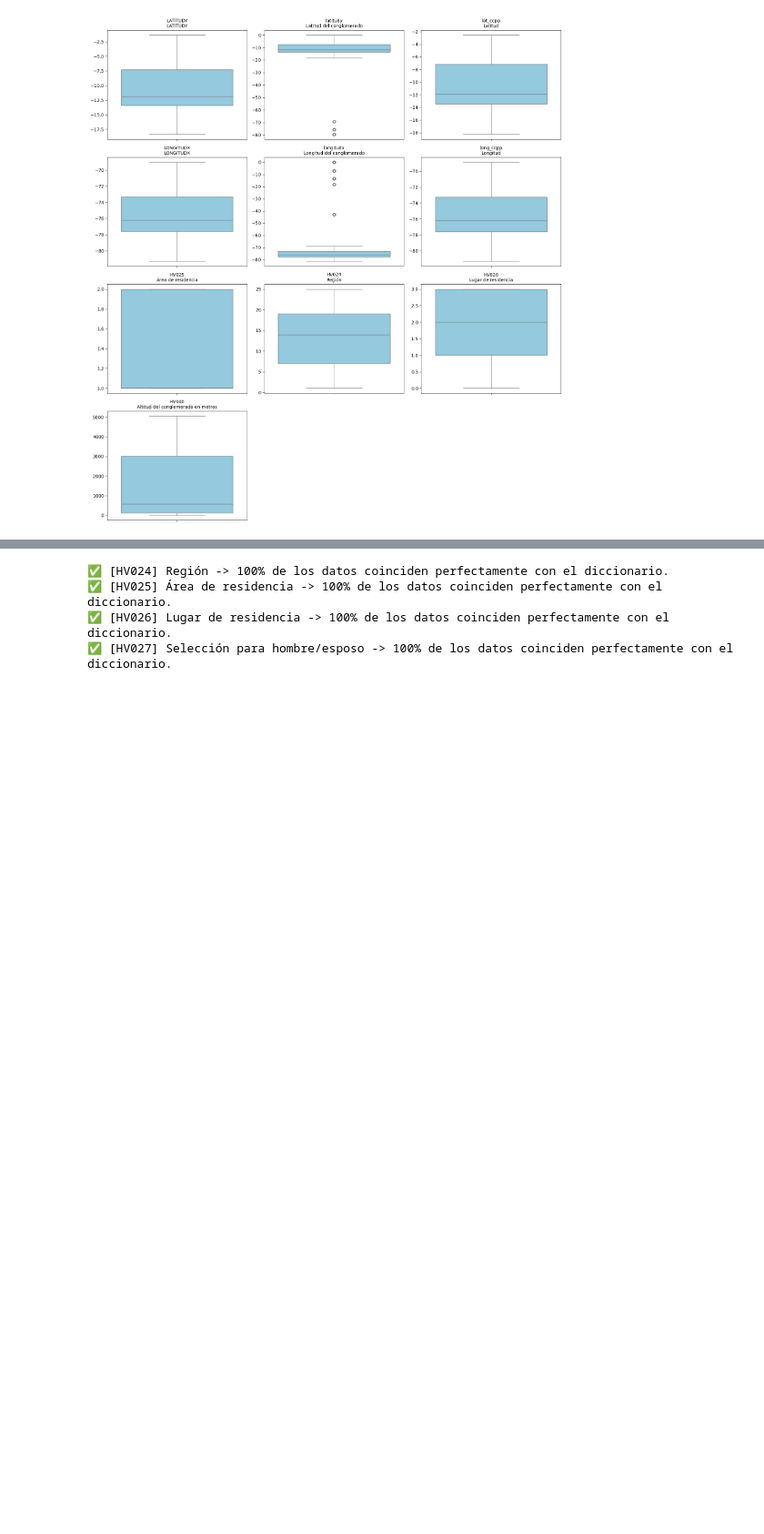
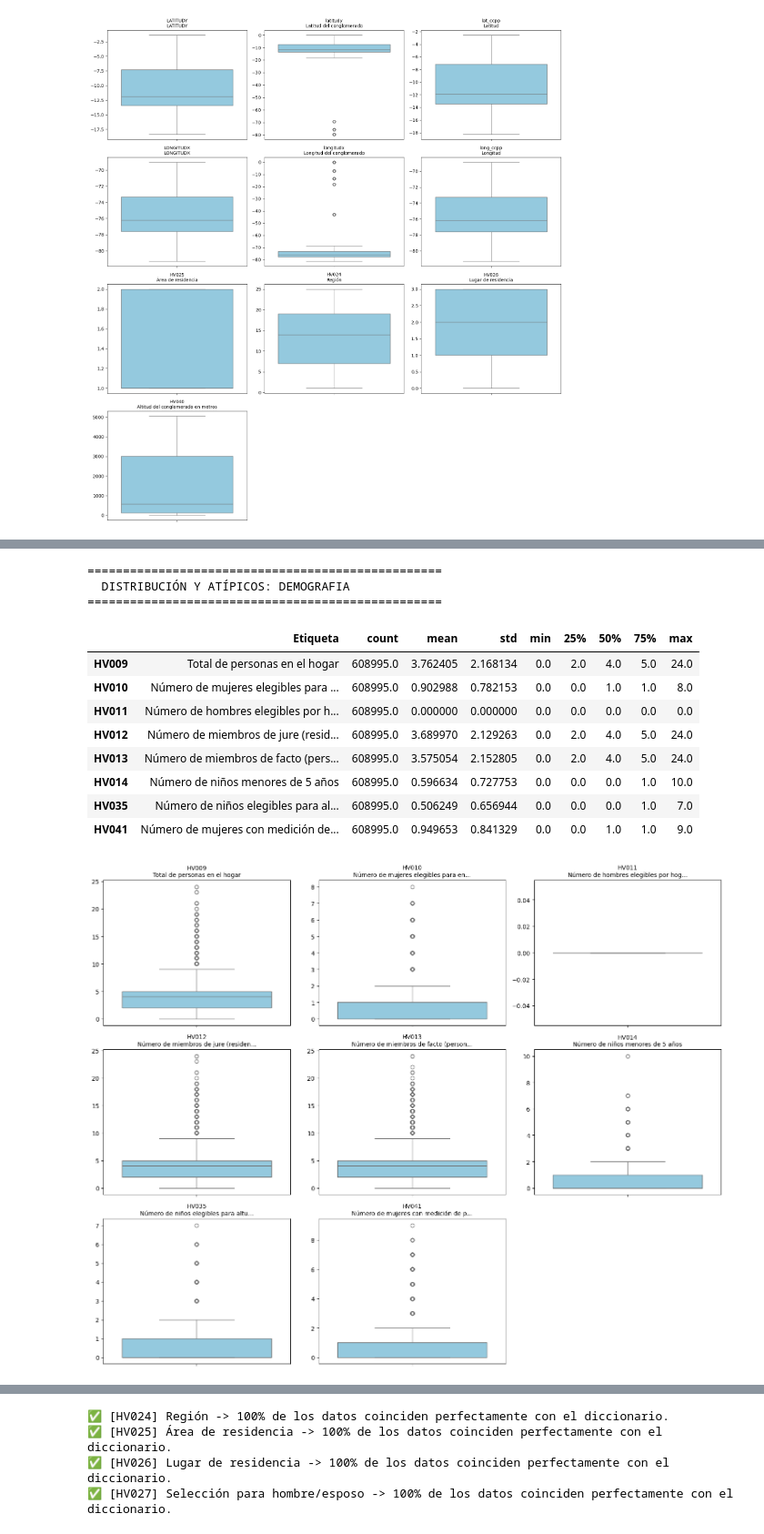
Before and after one commit to abelguevara-upeu/malnutrition-research, a Jupyter notebook: notebooks/01_data_understanding/rech0_hogar/01_eda_raw_rech0.ipynb, the cells around one changed output, grey strips where cells are left out. Shown at 91% size. Cells and saved outputs as stored; diff of their text form; code cells hidden in the pictures; blank space fills up the shorter version.

```diff
--- a/notebooks/01_eda_raw_rech0.ipynb
+++ b/notebooks/01_data_understanding/rech0_hogar/01_eda_raw_rech0.ipynb
@@ -831,0 +951,16 @@ analizar_distribucion_y_atipicos('muestreo')
+# %%
+analizar_distribucion_y_atipicos('demografia')
+# %% [output]
+==================================================
+  DISTRIBUCIÓN Y ATÍPICOS: DEMOGRAFIA
+==================================================
+|  | Etiqueta | count | mean | std | min | 25% | 50% | 75% | max |
+| HV009 | Total de personas en el hogar | 608995.0 | 3.762405 | 2.168134 | 0.0 | 2.0 | 4.0 | 5.0 | 24.0 |
+| HV010 | Número de mujeres elegibles para ... | 608995.0 | 0.902988 | 0.782153 | 0.0 | 0.0 | 1.0 | 1.0 | 8.0 |
+| HV011 | Número de hombres elegibles por h... | 608995.0 | 0.000000 | 0.000000 | 0.0 | 0.0 | 0.0 | 0.0 | 0.0 |
+| HV012 | Número de miembros de jure (resid... | 608995.0 | 3.689970 | 2.129263 | 0.0 | 2.0 | 4.0 | 5.0 | 24.0 |
+| HV013 | Número de miembros de facto (pers... | 608995.0 | 3.575054 | 2.152805 | 0.0 | 2.0 | 4.0 | 5.0 | 24.0 |
+| HV014 | Número de niños menores de 5 años | 608995.0 | 0.596634 | 0.727753 | 0.0 | 0.0 | 0.0 | 1.0 | 10.0 |
+| HV035 | Número de niños elegibles para al... | 608995.0 | 0.506249 | 0.656944 | 0.0 | 0.0 | 0.0 | 1.0 | 7.0 |
+| HV041 | Número de mujeres con medición de... | 608995.0 | 0.949653 | 0.841329 | 0.0 | 0.0 | 1.0 | 1.0 | 9.0 |
+[figure, added]
```
Also changed, not shown: parts of 8 cells of this notebook, 3 other files.
